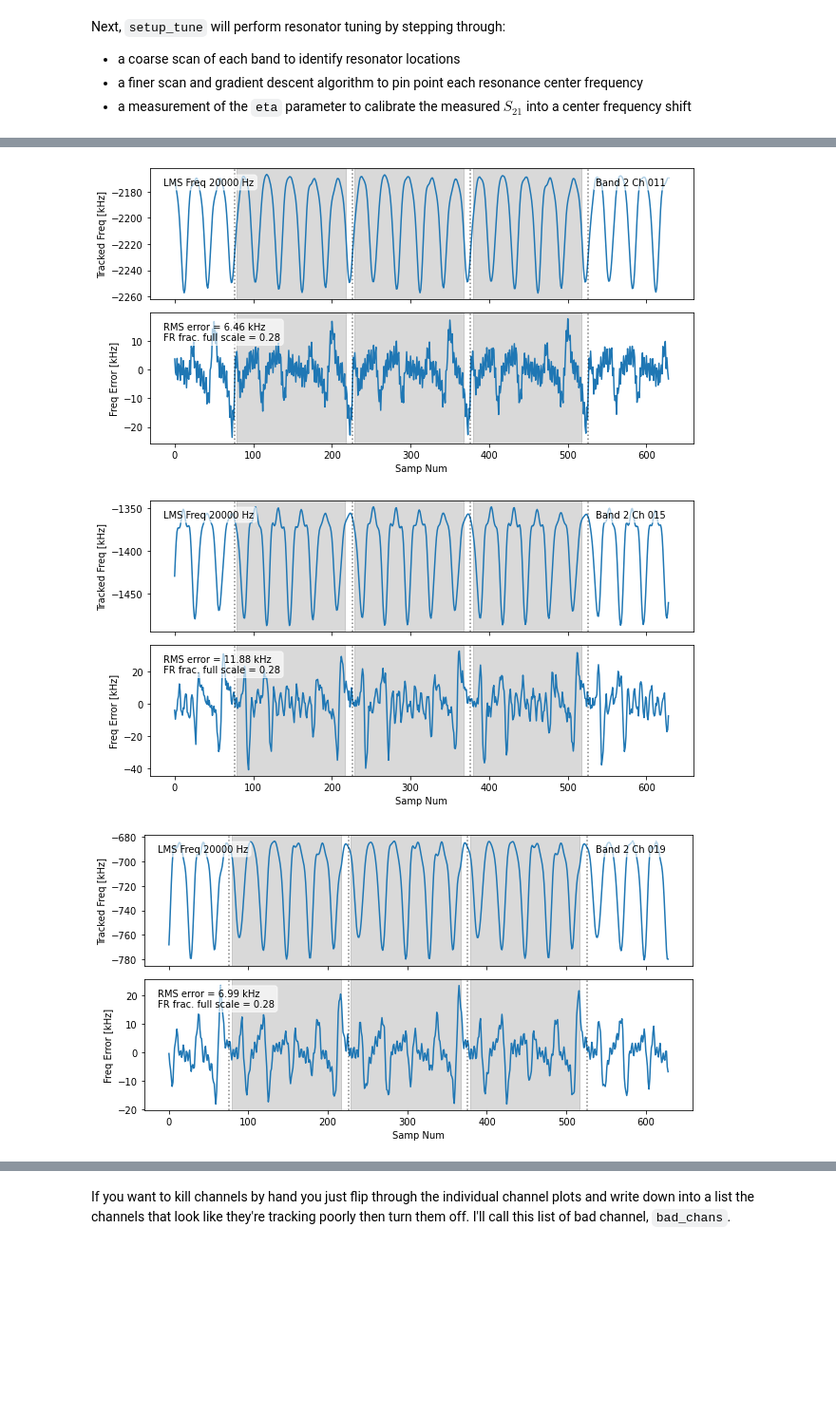
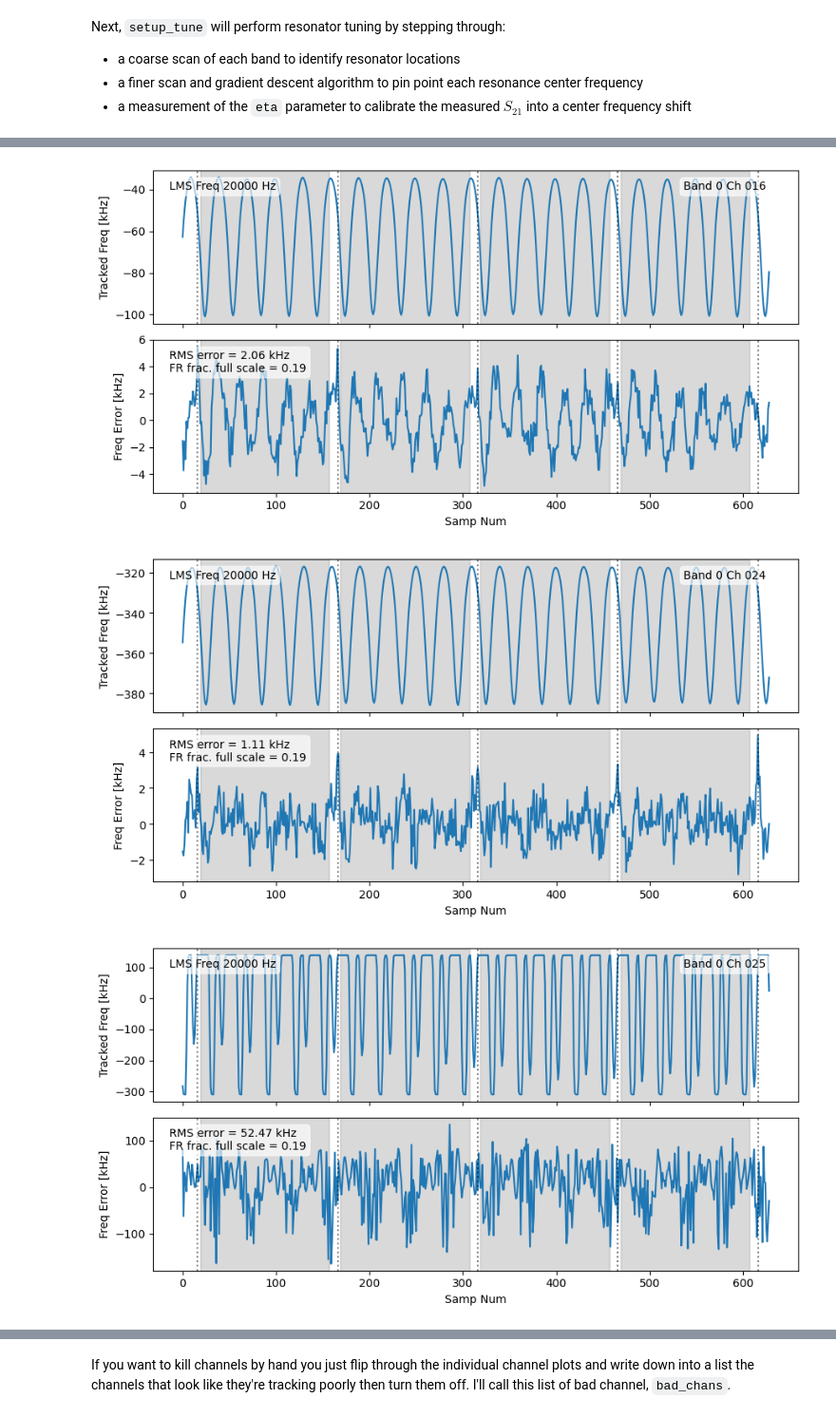
Before and after one commit to simonsobs/smurf_tutorials, a Jupyter notebook: 2_Tuning.ipynb, the cells around one changed output, grey strips where cells are left out. Shown at 95% size. Cells and saved outputs as stored; diff of their text form; code cells hidden in the pictures; blank space fills up the shorter version.

```diff
--- a/2_Tuning.ipynb
+++ b/2_Tuning.ipynb
@@ -27,5 +28,5 @@ slot.
 Additional keyword arguments can be passed to the SmurfControl class via this function. See the [SmurfControl](https://pysmurf.readthedocs.io/en/main/client/base.html#module-pysmurf.client.base.smurf_control) docs for more info on allowed parameters.
 # %%
 cfg = DetConfig()
-cfg.load_config_files(slot=2)
+cfg.load_config_files(slot=4)
 S = cfg.get_smurf_control(dump_configs=True, make_logfile=True)
@@ -49,7 +76,7 @@ If you need to adjust these manually, you can use the `pysmurf` functions:
 # %%
 # aim for 4mA
 S.set_amp_drain_voltage('hemt1',0.5)
-S.set_amp_gate_voltage('hemt1',0.4,override=True)
+S.set_amp_gate_voltage('hemt1',0.27,override=True)
 
 # Bias RFC1 50K LNA -- aim for 21mA
 S.set_amp_drain_voltage('50k1',5.0)
@@ -65,0 +97,26 @@ S.set_amp_drain_enable("50k1", False)
+# %%
+bands = [0, 1, 2, 3]  # In this example we have devices connected to the AMC 0
+uc_atts={}
+dc_atts={}
+
+# SMB resonators on band 0
+uc_atts[0]=24
+dc_atts[0]=22
+
+# SPB resonators on band 3
+uc_atts[3]=12
+dc_atts[3]=0
+
+# these have no resonators so we will add more attenuation
+for b in [1, 2]:
+    uc_atts[b]=14
+    dc_atts[b]=14
+
+for band in bands:
+    S.set_att_uc(band,uc_atts[band]) # 0.5dB per step
+    S.set_att_dc(band,dc_atts[band]) # 0.5dB per step
+    cfg.dev.bands[band]["uc_att"] = uc_atts[band]
+    cfg.dev.bands[band]["dc_att"] = dc_atts[band]
+
+    print(S.get_att_uc(band))
+    print(S.get_att_dc(band))
@@ -91,5 +193,7 @@ Optimized frac_pp: 0.27995131302902976 for lms_freq = 20000.0
 # %%
+band = 0
+band_cfg = cfg.dev.bands[band]
 S.tracking_setup(band,reset_rate_khz=4,lms_freq_hz=band_cfg['lms_freq_hz'],meas_lms_freq=False,
                  fraction_full_scale=band_cfg['frac_pp'],make_plot=True,show_plot=True,
-                 channel=S.which_on(band)[:5],nsamp=2**18,feedback_start_frac=0.02,feedback_end_frac=0.94)
+                 channel=S.which_on(band)[:5],nsamp=2**18,feedback_start_frac=0.02,feedback_end_frac=0.94);
 # %% [output]
@@ -116,3 +220,3 @@ S.tracking_setup(band,reset_rate_khz=4,lms_freq_hz=band_cfg['lms_freq_hz'],meas_
-[figure, old version]
+[figure, new version]
-[figure, old version]
+[figure, new version]
-[figure, old version]
+[figure, new version]
```
Also changed, not shown: parts of 39 cells of this notebook, 6 other files.
